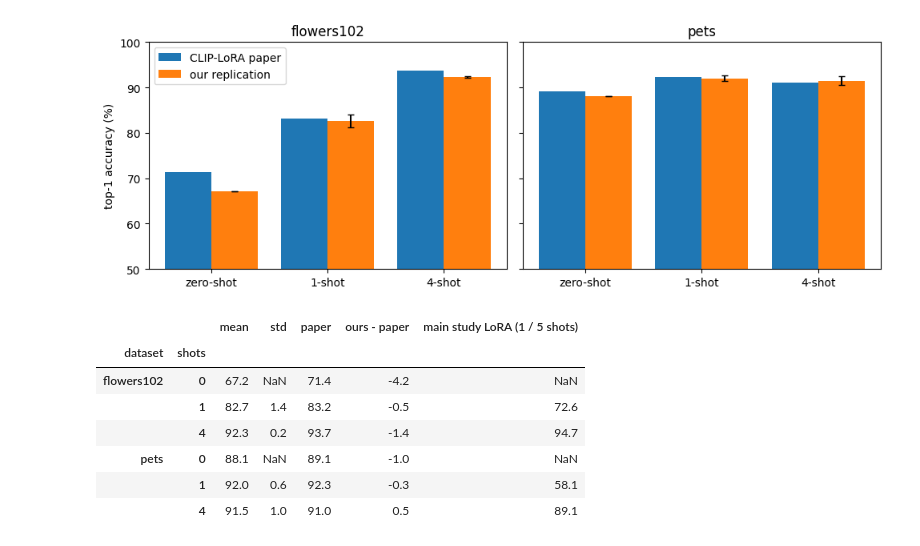
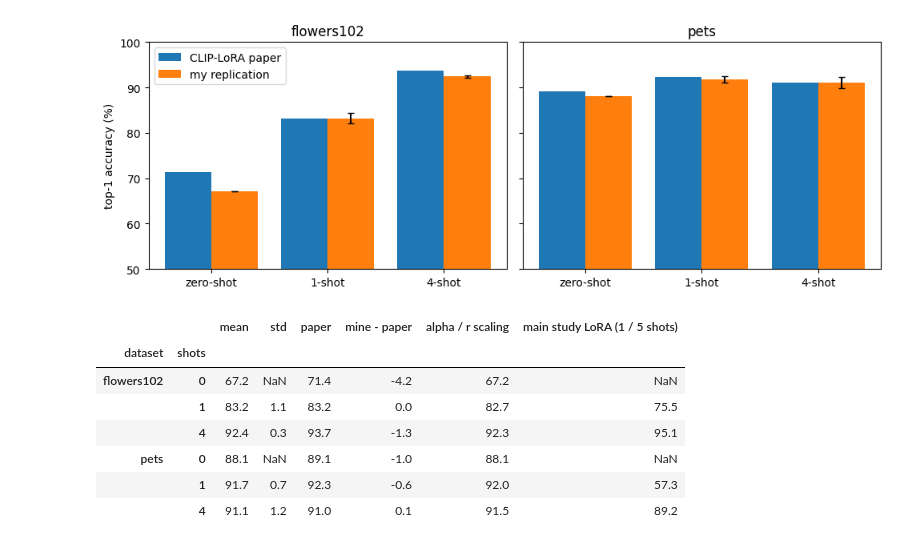
Before and after one commit to capialbino/ml4cv-low-data-finetuning, a Jupyter notebook: low_data_finetuning.ipynb, the cells around one changed output. Saved outputs shown, nothing was run; the diff lists cells and outputs as text; code cells hidden in the pictures.

```diff
--- a/low_data_finetuning.ipynb
+++ b/low_data_finetuning.ipynb
@@ -251,19 +426,7 @@ The loop skips configurations already done, so it can be interrupted and resumed
 # %%
-# Main experiment loop: 144 runs, each appended to the CSV as soon as it finishes, so the cell can be interrupted and resumed.
-RESULTS_CSV.parent.mkdir(exist_ok=True)
-
-def done_keys():
-    # Configurations already in the CSV; shots are compared as strings because 'full' is not a number.
-    if not RESULTS_CSV.exists():
-        return set()
-    df = pd.read_csv(RESULTS_CSV)
-    return set(zip(df.dataset, df.backbone, df.method, df.shots.astype(str), df.seed))
-
-done = done_keys()
+# Experiment 1: 144 runs (3 seeds x 2 datasets x 2 backbones x 4 methods x 3 shot settings) at the main-study hyperparameters.
+MAIN = RunLog('results')
 for ds, bb, m, k, s in itertools.product(DATASETS, BACKBONES, METHODS, SHOTS, SEEDS):
-    if (ds, bb, m, str(k), s) in done:
-        continue
-    t0 = time.time()
-    test_acc = run_one(ds, bb, m, k, s)
-    row = dict(dataset=ds, backbone=bb, method=m, shots=k, seed=s, test_acc=test_acc, time_s=time.time() - t0)
-    pd.DataFrame([row]).to_csv(RESULTS_CSV, mode='a', header=not RESULTS_CSV.exists(), index=False)
+    keys = dict(dataset=ds, backbone=bb, method=m, shots=k, seed=s)
+    if not MAIN.done(**keys):
+        MAIN.record(keys, lambda: dict(test_acc=run_one(ds, bb, m, k, s)))
@@ -272,8 +433,6 @@ for ds, bb, m, k, s in itertools.product(DATASETS, BACKBONES, METHODS, SHOTS, SE
 # %%
 # Results cell: accuracy versus shots for every dataset/backbone/method (mean +- std over the 3 seeds) and the summary table.
-import matplotlib.pyplot as plt
-
-df = pd.read_csv(RESULTS_CSV).assign(shots=lambda d: d.shots.astype(str))
+df = MAIN.rows().assign(shots=lambda d: d.shots.astype(str))
 shot_labels = [str(k) for k in SHOTS]
 summary = df.groupby(['dataset', 'backbone', 'method', 'shots']).test_acc.agg(['mean', 'std']).round(4)
 
@@ -619,36 +645,38 @@ for ds_, k_, s_ in jobs:
 # %%
-# Replication analysis: our numbers versus Table 3 of the CLIP-LoRA paper, plus the main-study LoRA for reference.
+# Replication analysis: my numbers versus Table 3 of the CLIP-LoRA paper, plus the main-study LoRA for reference.
 # CLIP-LoRA (Zanella & Ben Ayed 2024), Table 3, ViT-B/16, top-1 %, 3 seeds; key = (dataset, shots), 0 = zero-shot
 PAPER = {('flowers102', 0): 71.4, ('flowers102', 1): 83.2, ('flowers102', 4): 93.7,
          ('pets', 0): 89.1, ('pets', 1): 92.3, ('pets', 4): 91.0}
-rep = pd.read_csv(REPLICATION_CSV)
+rep = REPLICATION.rows()
 tab_rep = rep.groupby(['dataset', 'shots']).test_acc.agg(['mean', 'std']).mul(100).round(1)
 tab_rep['paper'] = [PAPER[i] for i in tab_rep.index]
-tab_rep['ours - paper'] = (tab_rep['mean'] - tab_rep['paper']).round(1)
+tab_rep['mine - paper'] = (tab_rep['mean'] - tab_rep['paper']).round(1)
+# the same runs with LoRA scaling alpha / rank and final lr 0, instead of alpha / sqrt(rank) and 1e-6 of the official code
+tab_rep['alpha / r scaling'] = RunLog('replication_scale_alpha_over_r').rows().groupby(['dataset', 'shots']).test_acc.mean().mul(100).round(1)
 # main study (image tower, zero-initialised head, 1 shot / 5 shots) for reference
 main_lora = df[(df.backbone == 'clip_vitb16') & (df.method == 'lora')].groupby(['dataset', 'shots']).test_acc.mean().mul(100).round(1)
 tab_rep['main study LoRA (1 / 5 shots)'] = [main_lora.get((d, {1: '1', 4: '5'}.get(k)), np.nan) for d, k in tab_rep.index]
 
-# bar chart: paper vs our replication, one panel per dataset (the zero-shot bar has no std: single deterministic run)
+# bar chart: paper vs my replication, one panel per dataset (the zero-shot bar has no std: single deterministic run)
 fig, axes = plt.subplots(1, 2, figsize=(10, 3.6), sharey=True)
 for ax, d in zip(axes, CLASSNAMES):
     g = tab_rep.loc[d]
     x = np.arange(len(g))
     ax.bar(x - 0.2, g['paper'], 0.4, label='CLIP-LoRA paper')
-    ax.bar(x + 0.2, g['mean'], 0.4, yerr=g['std'].fillna(0), capsize=3, label='our replication')
+    ax.bar(x + 0.2, g['mean'], 0.4, yerr=g['std'].fillna(0), capsize=3, label='my replication')
     ax.set(xticks=x, xticklabels=['zero-shot' if k == 0 else f'{k}-shot' for k in g.index], title=d, ylim=(50, 100))
 axes[0].set_ylabel('top-1 accuracy (%)')
 axes[0].legend()
 plt.tight_layout()
 plt.show()
 tab_rep
 # %% [output]
 [figure]
-|  |  | mean | std | paper | ours - paper | main study LoRA (1 / 5 shots) |
-| dataset | shots |  |  |  |  |  |
-| flowers102 | 0 | 67.2 | NaN | 71.4 | -4.2 | NaN |
-|  | 1 | 82.7 | 1.4 | 83.2 | -0.5 | 72.6 |
-|  | 4 | 92.3 | 0.2 | 93.7 | -1.4 | 94.7 |
-| pets | 0 | 88.1 | NaN | 89.1 | -1.0 | NaN |
-|  | 1 | 92.0 | 0.6 | 92.3 | -0.3 | 58.1 |
-|  | 4 | 91.5 | 1.0 | 91.0 | 0.5 | 89.1 |
+|  |  | mean | std | paper | mine - paper | alpha / r scaling | main study LoRA (1 / 5 shots) |
+| dataset | shots |  |  |  |  |  |  |
+| flowers102 | 0 | 67.2 | NaN | 71.4 | -4.2 | 67.2 | NaN |
+|  | 1 | 83.2 | 1.1 | 83.2 | 0.0 | 82.7 | 75.5 |
+|  | 4 | 92.4 | 0.3 | 93.7 | -1.3 | 92.3 | 95.1 |
+| pets | 0 | 88.1 | NaN | 89.1 | -1.0 | 88.1 | NaN |
+|  | 1 | 91.7 | 0.7 | 92.3 | -0.6 | 92.0 | 57.3 |
+|  | 4 | 91.1 | 1.2 | 91.0 | 0.1 | 91.5 | 89.2 |
```
Also changed, not shown: parts of 69 cells of this notebook, 11 other files.
